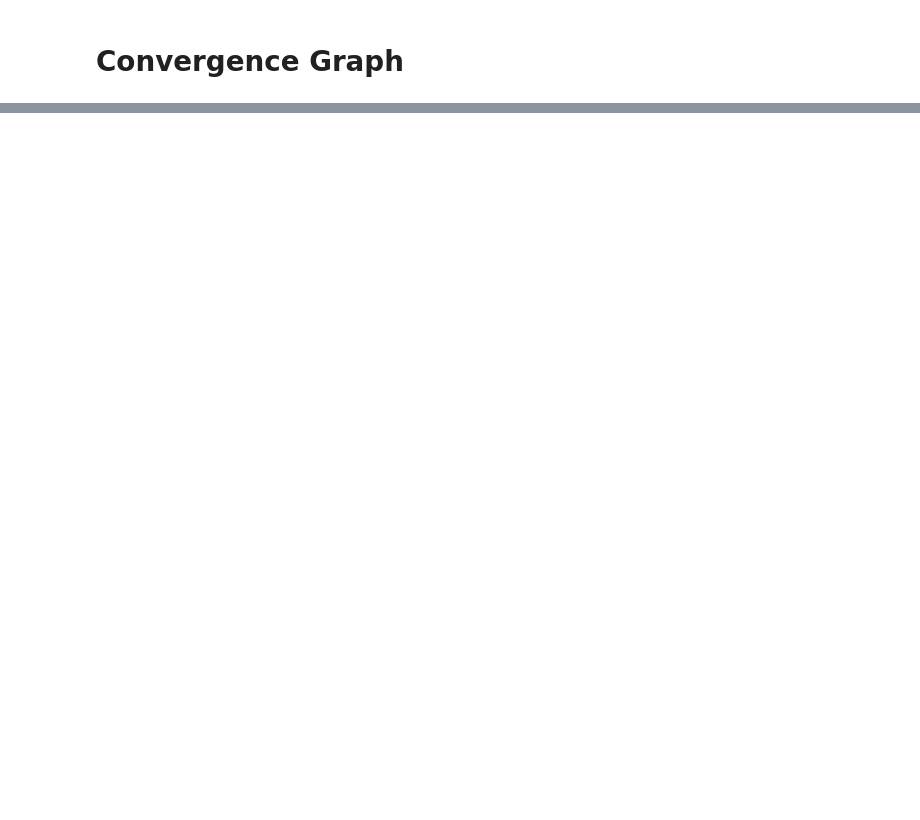
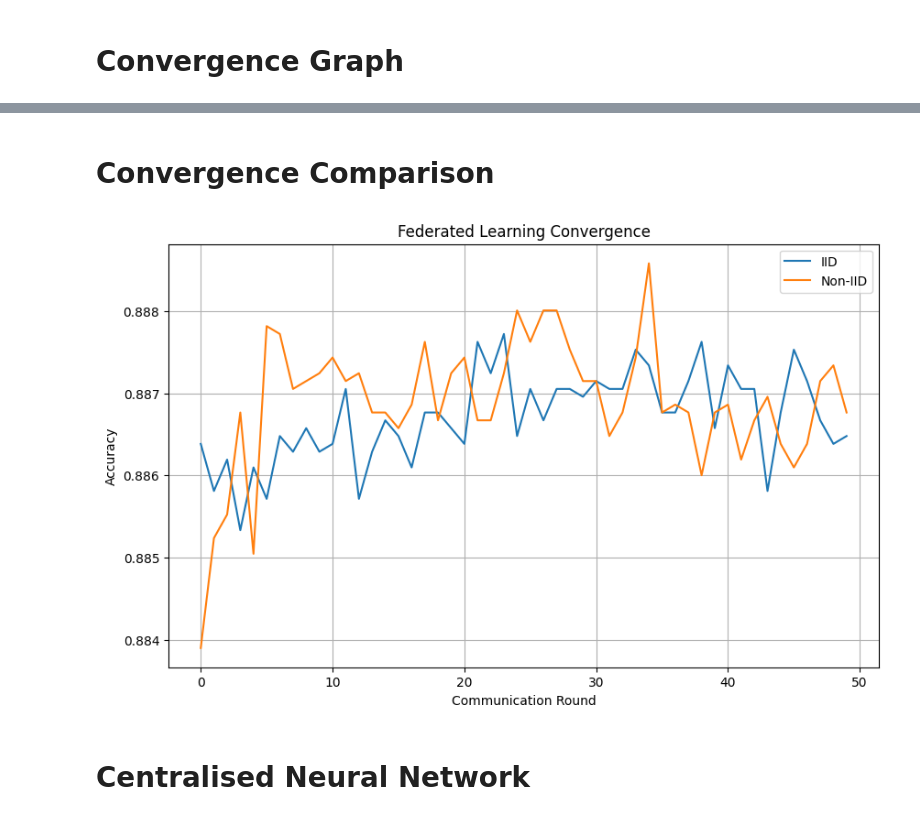
Before and after one commit to mynameisnitya/Federated-LEarning-for-CVD-Prediction, a Jupyter notebook: 01_MIMIC_Exploration_CVD.ipynb, the cells around one changed output, grey strips where cells are left out. Cells and saved outputs as stored; diff of their text form; code cells hidden in the pictures; blank space fills up the shorter version.

```diff
--- a/01_MIMIC_Exploration_CVD.ipynb
+++ b/01_MIMIC_Exploration_CVD.ipynb
@@ -1171,0 +1331,13 @@ plt.show()
+# %%
+features = [
+    "AGE",
+    "GENDER",
+    "GLUCOSE",
+    "CHOLESTEROL",
+    "HEART_RATE",
+    "SYS_BP",
+    "DIA_BP"
+]
+
+X_test_np = X_test.values
+y_test_np = y_test.values
@@ -1171,0 +1540,36 @@ plt.show()
+# %% [markdown]
+# Convergence Comparison
+# %%
+plt.figure(figsize=(10,6))
+
+plt.plot(
+    history_accuracy,
+    label="IID"
+)
+
+plt.plot(
+    history_accuracy_noniid,
+    label="Non-IID"
+)
+
+plt.xlabel(
+    "Communication Round"
+)
+
+plt.ylabel(
+    "Accuracy"
+)
+
+plt.title(
+    "Federated Learning Convergence"
+)
+
+plt.legend()
+
+plt.grid(True)
+
+plt.show()
+# %% [output]
+[figure, added]
+# %% [markdown]
+# Centralised Neural Network
```
Also changed, not shown: parts of 33 cells of this notebook.
